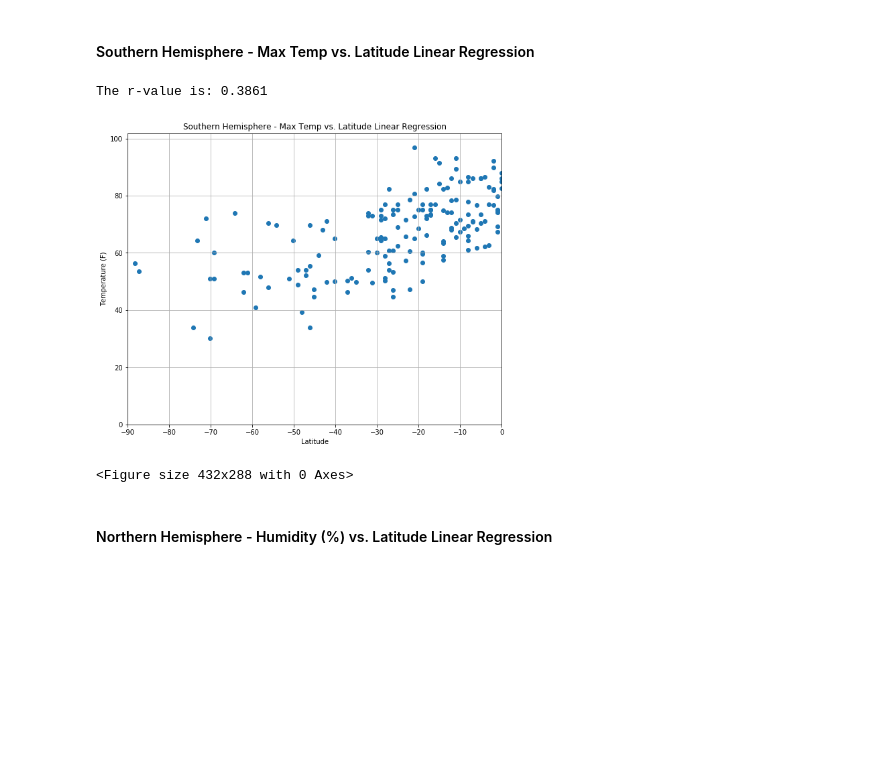
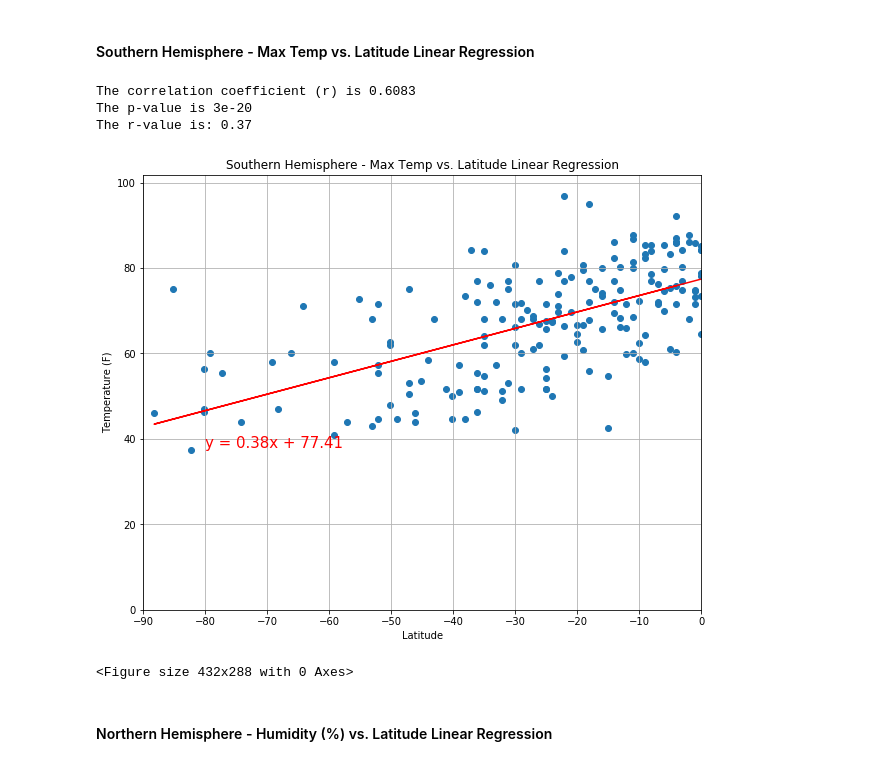
Before and after one commit to eobianyor/Python_API_project, a Jupyter notebook: WeatherPy/WeatherPy.ipynb, the cells around one changed output. Drawn from its saved outputs; the diff is of its cells as text; code cells hidden in the pictures; blank space fills up the shorter version.

Commit message:
Finishing touches on Weather.py

```diff
--- a/WeatherPy/WeatherPy.ipynb
+++ b/WeatherPy/WeatherPy.ipynb
@@ -24,7 +24,7 @@ from config import api_key
 ### Generate a random Lat Long table to generate a cities list:
 latlist = []
 longlist = []
-for i in range(0,1300):
+for i in range(0,1500):
     latlist.append(float(random.randrange(-90, 90))*1.00249)
     longlist.append(float(random.randrange(-180, 180))*1.00249)
 
@@ -109,6 +109,7 @@ tempsList = []
 humidityList = []
 cloudinessList = []
 windspeedsList = []
+DateList = []
 defective_cities = []
 
 # Loop through the list of cities and perform a request for data on each
@@ -121,6 +122,7 @@ for city in cityList:
         humidityList.append(response['main']['humidity'])
         cloudinessList.append(response['clouds']['all'])
         windspeedsList.append(response['wind']['speed'])
+        DateList.append(response['dt'])
     except:
 #         print(f"Oops, looks like this city: {city} gave us a problem.")
         defective_cities.append(city)
@@ -128,6 +130,7 @@ for city in cityList:
         humidityList.append('NaN')
         cloudinessList.append('NaN')
         windspeedsList.append('NaN')
+        DateList.append('NaN')
 
 defective_cities
 # %% [output]
@@ -167,7 +170,8 @@ dict_with_lists2 = {"City": cityList,
                     "Humidity": humidityList,
                     "Cloudiness": cloudinessList,
                     "Wind_Speed": windspeedsList,
-                    "Country_Code": countryList}
+                    "Country_Code": countryList,
+                    "Date": DateList}
 weather_data_500 = pd.DataFrame(dict_with_lists2)
 weather_data_500 = weather_data_500.dropna(how='any')
 weather_data_500 = weather_data_500[~weather_data_500.Max_Temp.str.contains("NaN", na=False)]
@@ -175,4 +179,5 @@ weather_data_500.head(100)
 
 #  Making sure I have >= 500 cities
 print(weather_data_500["City"].value_counts())
+weather_data_500
 # %% [output]
@@ -550,41 +570,43 @@ MaxTemp = SouthHem_LatTemp_ScatPlot_df['Max_Temp']
 Latitude = SouthHem_LatTemp_ScatPlot_df['Latitude']
 correlation = sts.pearsonr(Latitude, MaxTemp)
 
-# print(f"The correlation coefficient (r) is {round(correlation[0],4)}")
-# print(f"The p-value is {round(correlation[1],11)}")
+print(f"The correlation coefficient (r) is {round(correlation[0],4)}")
+print(f"The p-value is {round(correlation[1],20)}")
 
 #  LINEAR REGRESSION MODEL
 # Run the regression and store each of the returned values
-slope, intercept, rvalue, pvalue, stderr = linregress(Latitude, MaxTemp)
+(slope, intercept, rvalue, pvalue, stderr) = linregress(Latitude, MaxTemp)
 
 # Calculate the predictions for each value of x
-regression_values = MaxTemp * slope + intercept
+regression_values = Latitude * slope + intercept
 
 # store a string version of the linear equation, so we can display it on the plot
 line_eq = "y = " + str(round(slope,2)) + "x + " + str(round(intercept,2))
 
 # Plot
 plt.figure(figsize=(10,8))
 plt.scatter(Latitude, MaxTemp)
 
 # Plot the regression line
-plt.plot(MaxTemp, regression_values, "red")
+plt.plot(Latitude, regression_values, "red")
 
 # Annotate the plot with the linear equation
 plt.title("Southern Hemisphere - Max Temp vs. Latitude Linear Regression")
-plt.annotate(line_eq, (60,80), fontsize=15, color="red")
+plt.annotate(line_eq, (-80,38), fontsize=15, color="red")
 plt.xlabel('Latitude')
 plt.ylabel('Temperature (F)')
 plt.xlim(-90, 0)
 plt.ylim(0, (LatTemp_ScatPlot_df['Max_Temp'].max()+5))
 print(f"The r-value is: {round(rvalue**2,4)}")
 plt.grid(True)
 plt.savefig(os.path.join("..","output_data","City_Latitude_vs_MaxTemp_SouthernHemisphere.png"))
 plt.show()
 plt.tight_layout()
 # %% [output]
-The r-value is: 0.3861
+The correlation coefficient (r) is 0.6083
+The p-value is 3e-20
+The r-value is: 0.37
-[figure, old version]
+[figure, new version]
 <Figure size 432x288 with 0 Axes>
 # %% [markdown]
 ####  Northern Hemisphere - Humidity (%) vs. Latitude Linear Regression
```
Also changed, not shown: parts of 20 cells of this notebook, 18 other files.
